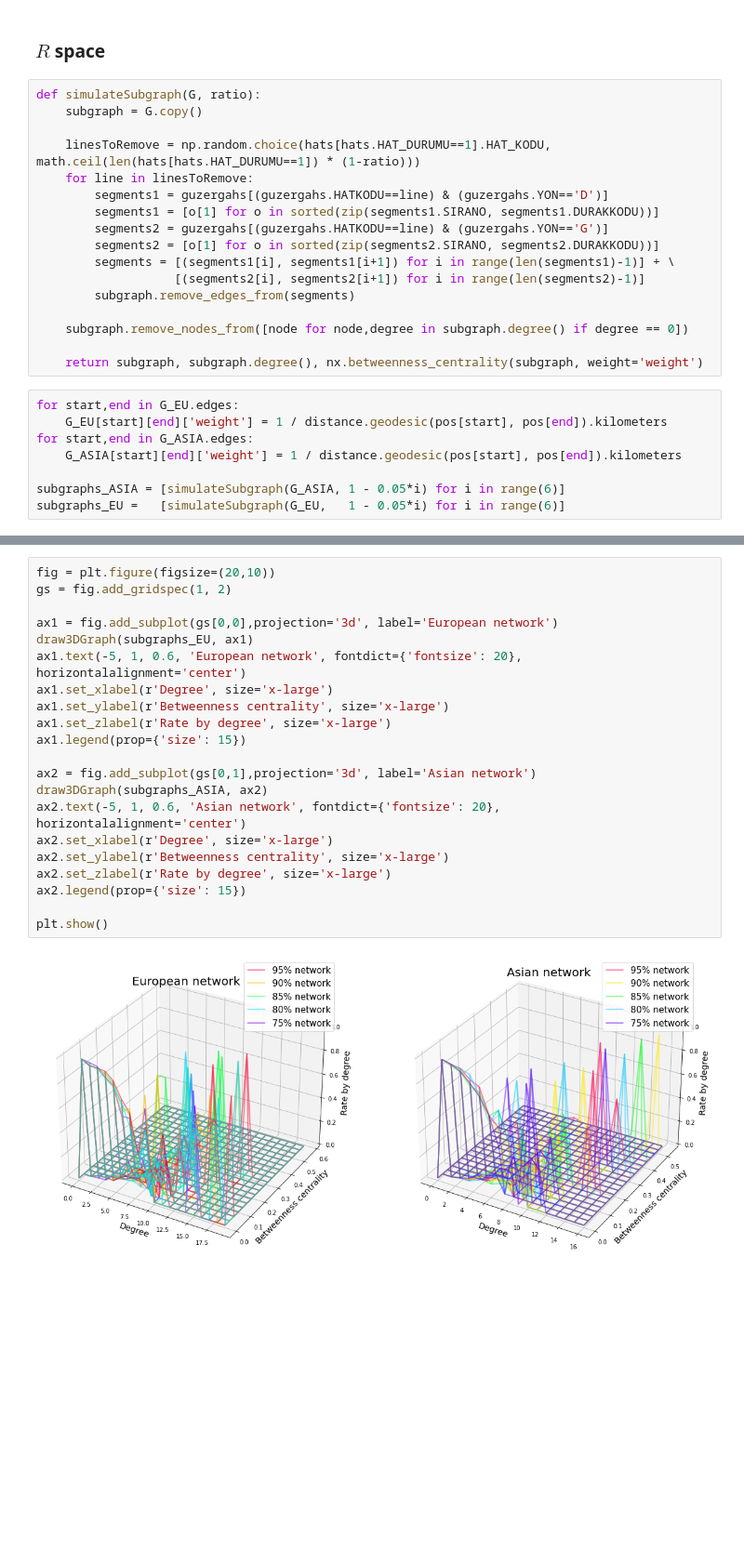
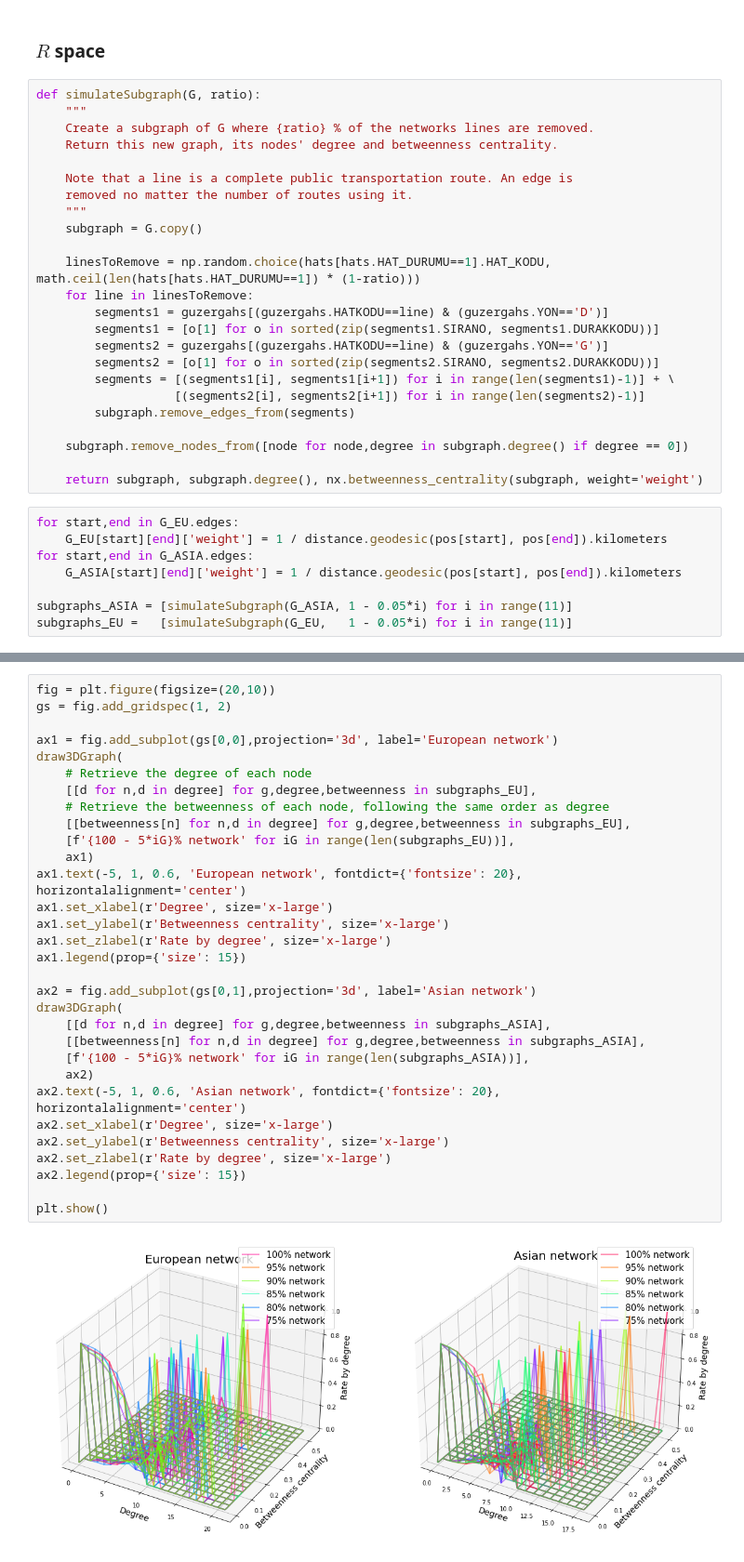
Before and after one commit to hozgurr/BLG-549E-Graph-Theory-Term-Project, a Jupyter notebook: create_digraph.ipynb, the cells around one changed output, grey strips where cells are left out. Shown at 93% size. Saved outputs shown, nothing was run; the diff lists cells and outputs as text; blank space fills up the shorter version.

Commit message:
Final graph

```diff
--- a/create_digraph.ipynb
+++ b/create_digraph.ipynb
@@ -164,6 +162,13 @@ In our case, the betweenness centrality will show whether a station is more like
 ### $R$ space
 # %%
 def simulateSubgraph(G, ratio):
+    """
+    Create a subgraph of G where {ratio} % of the networks lines are removed.
+    Return this new graph, its nodes' degree and betweenness centrality.
+
+    Note that a line is a complete public transportation route. An edge is
+    removed no matter the number of routes using it.
+    """
     subgraph = G.copy()
 
     linesToRemove = np.random.choice(hats[hats.HAT_DURUMU==1].HAT_KODU, math.ceil(len(hats[hats.HAT_DURUMU==1]) * (1-ratio)))
@@ -185,7 +190,7 @@ for start,end in G_EU.edges:
 for start,end in G_ASIA.edges:
     G_ASIA[start][end]['weight'] = 1 / distance.geodesic(pos[start], pos[end]).kilometers
 
-subgraphs_ASIA = [simulateSubgraph(G_ASIA, 1 - 0.05*i) for i in range(6)]
-subgraphs_EU =   [simulateSubgraph(G_EU,   1 - 0.05*i) for i in range(6)]
+subgraphs_ASIA = [simulateSubgraph(G_ASIA, 1 - 0.05*i) for i in range(11)]
+subgraphs_EU =   [simulateSubgraph(G_EU,   1 - 0.05*i) for i in range(11)]
 # %%
 def dataToAxisVector(degree, betweenness, degreeBounds, betweennessBounds):
@@ -227,23 +247,33 @@ def draw3DGraph(graphs, ax):
 # %%
 fig = plt.figure(figsize=(20,10))
 gs = fig.add_gridspec(1, 2)
 
 ax1 = fig.add_subplot(gs[0,0],projection='3d', label='European network')
-draw3DGraph(subgraphs_EU, ax1)
+draw3DGraph(
+    # Retrieve the degree of each node
+    [[d for n,d in degree] for g,degree,betweenness in subgraphs_EU],
+    # Retrieve the betweenness of each node, following the same order as degree
+    [[betweenness[n] for n,d in degree] for g,degree,betweenness in subgraphs_EU],
+    [f'{100 - 5*iG}% network' for iG in range(len(subgraphs_EU))],
+    ax1)
 ax1.text(-5, 1, 0.6, 'European network', fontdict={'fontsize': 20}, horizontalalignment='center')
 ax1.set_xlabel(r'Degree', size='x-large')
 ax1.set_ylabel(r'Betweenness centrality', size='x-large')
 ax1.set_zlabel(r'Rate by degree', size='x-large')
 ax1.legend(prop={'size': 15})
 
 ax2 = fig.add_subplot(gs[0,1],projection='3d', label='Asian network')
-draw3DGraph(subgraphs_ASIA, ax2)
+draw3DGraph(
+    [[d for n,d in degree] for g,degree,betweenness in subgraphs_ASIA],
+    [[betweenness[n] for n,d in degree] for g,degree,betweenness in subgraphs_ASIA],
+    [f'{100 - 5*iG}% network' for iG in range(len(subgraphs_ASIA))],
+    ax2)
 ax2.text(-5, 1, 0.6, 'Asian network', fontdict={'fontsize': 20}, horizontalalignment='center')
 ax2.set_xlabel(r'Degree', size='x-large')
 ax2.set_ylabel(r'Betweenness centrality', size='x-large')
 ax2.set_zlabel(r'Rate by degree', size='x-large')
 ax2.legend(prop={'size': 15})
 
 plt.show()
 # %% [output]
-[figure, old version]
+[figure, new version]
```
Also changed, not shown: parts of 3 cells of this notebook.
